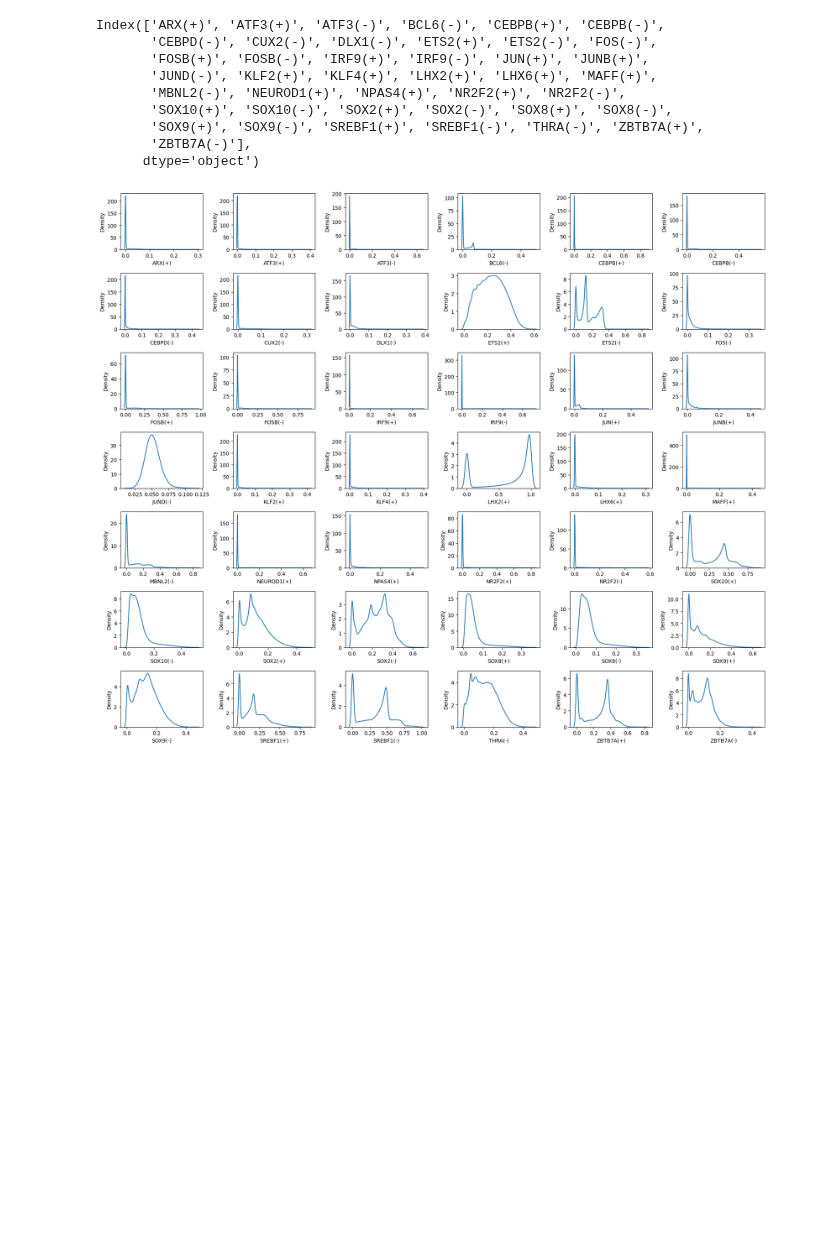
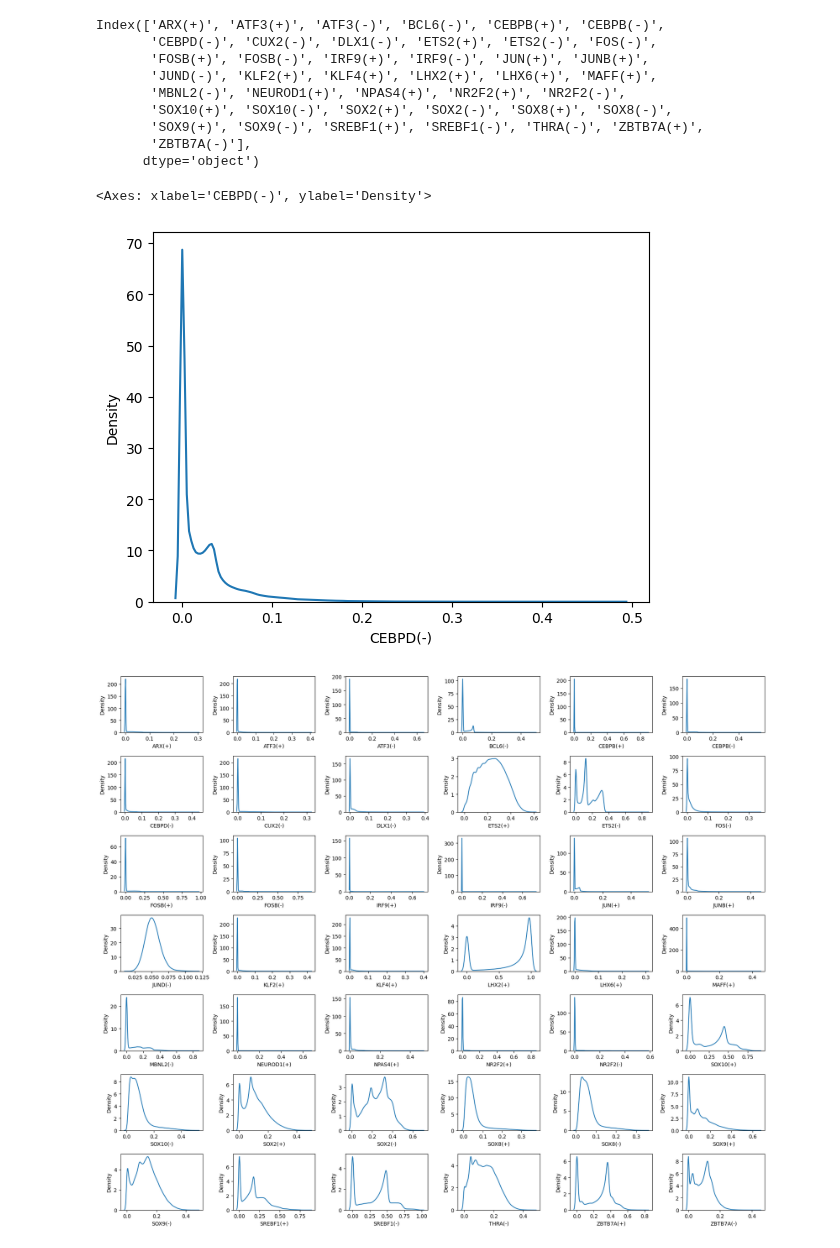
Before and after one commit to LieberInstitute/spatialDLPFC_mdd_bpd, a Jupyter notebook: code/09_SCENIC/08_explore-AUCell-regulons.ipynb, the cells around one changed output. Cells and saved outputs as stored; diff of their text form; code cells hidden in the pictures; blank space fills up the shorter version.

```diff
--- a/code/09_SCENIC/07_explore-AUCell-regulons.ipynb
+++ b/code/09_SCENIC/08_explore-AUCell-regulons.ipynb
@@ -271,6 +271,11 @@ Index(['ARX(+)', 'ATF3(+)', 'ATF3(-)', 'BCL6(-)', 'CEBPB(+)', 'CEBPB(-)',
        'SOX9(+)', 'SOX9(-)', 'SREBF1(+)', 'SREBF1(-)', 'THRA(-)', 'ZBTB7A(+)',
        'ZBTB7A(-)'],
       dtype='object')
+# %%
+sns.kdeplot(data=joined_all, x="CEBPD(-)")
+# %% [output]
+<Axes: xlabel='CEBPD(-)', ylabel='Density'>
+[figure, added]
 # %%
 fig, axs = plt.subplots(7, 6, figsize=(18, 15))
 
```
Also changed, not shown: parts of 10 cells of this notebook, 4 other files.
